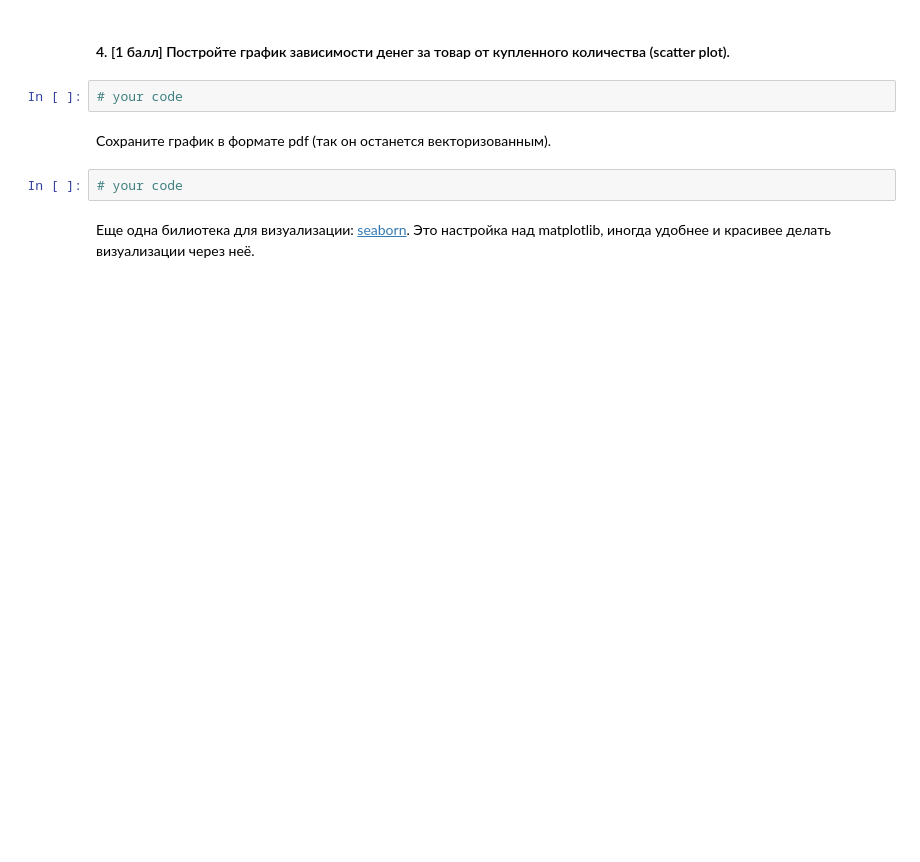
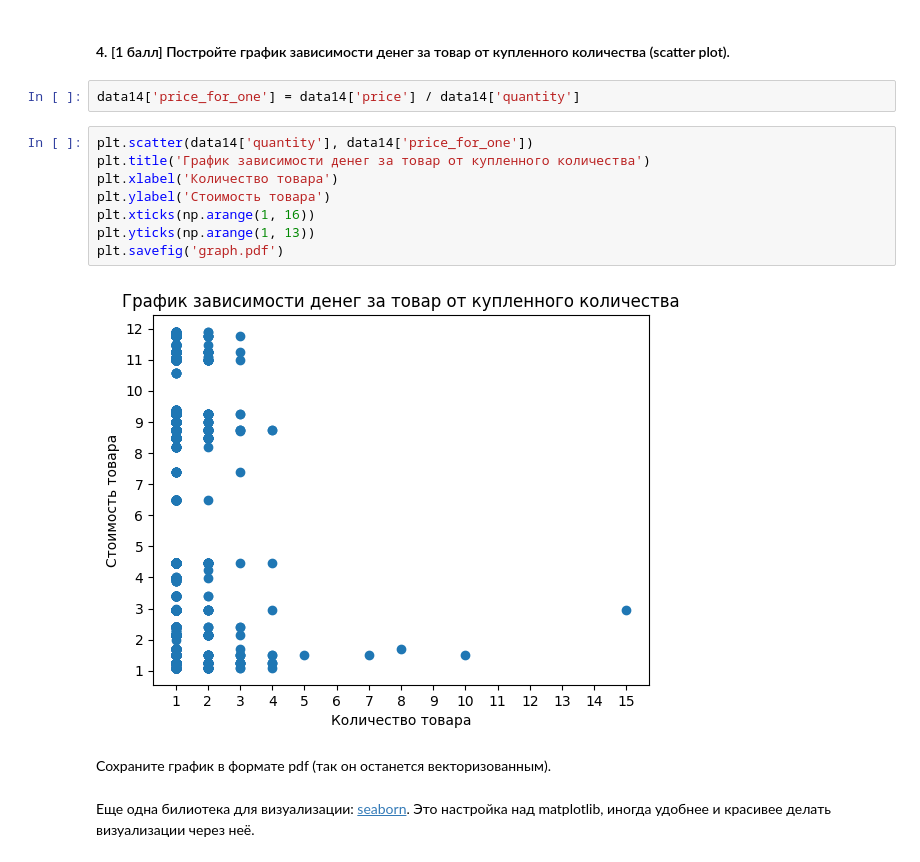
Before and after one commit to dgevseljev/MachineLearning2023, a Jupyter notebook: homework-practice-01-pandas.ipynb, the cells around one changed output. Saved outputs shown, nothing was run; the diff lists cells and outputs as text; blank space fills up the shorter version.

```diff
--- a/homework-practice-01-pandas.ipynb
+++ b/homework-practice-01-pandas.ipynb
@@ -433,10 +546,18 @@ df['date'] = df.order_id.map(dates['date'])
 # %% [markdown]
 #### 4. [1 балл] Постройте график зависимости денег за товар от купленного количества (scatter plot).
-# %%
-# your code
+# %%
+data14['price_for_one'] = data14['price'] / data14['quantity']
+# %%
+plt.scatter(data14['quantity'], data14['price_for_one'])
+plt.title('График зависимости денег за товар от купленного количества')
+plt.xlabel('Количество товара')
+plt.ylabel('Стоимость товара')
+plt.xticks(np.arange(1, 16))
+plt.yticks(np.arange(1, 13))
+plt.savefig('graph.pdf')
+# %% [output]
+[figure, added]
 # %% [markdown]
 Сохраните график в формате pdf (так он останется векторизованным).
-# %%
-# your code
 # %% [markdown]
 Еще одна билиотека для визуализации: [seaborn](https://jakevdp.github.io/PythonDataScienceHandbook/04.14-visualization-with-seaborn.html). Это настройка над matplotlib, иногда удобнее и красивее делать визуализации через неё.
```
Also changed, not shown: parts of 16 cells of this notebook.
